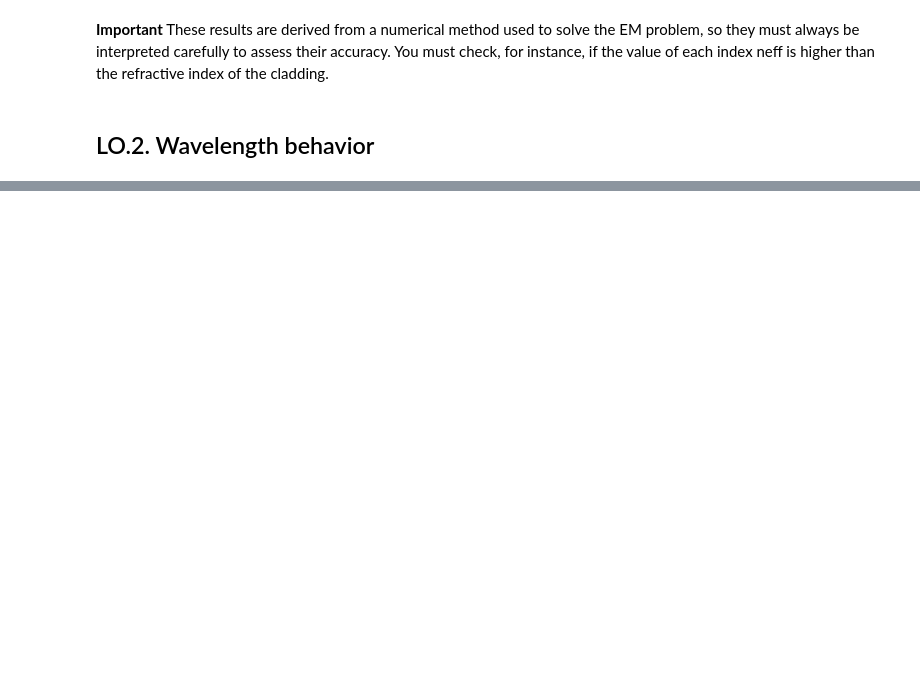
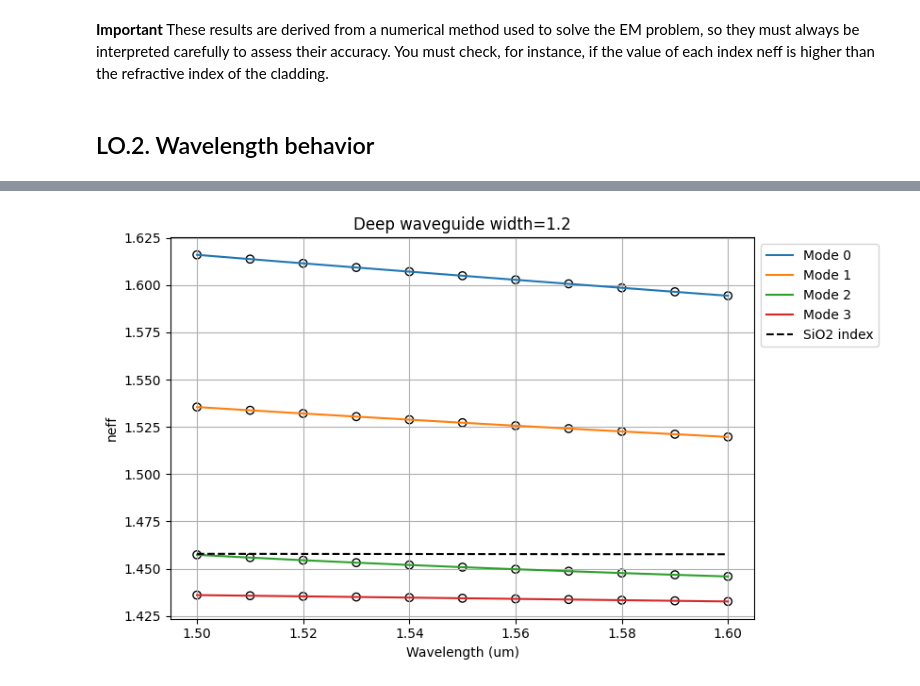
Before and after one commit to mregsev/pic-upv-lab0, a Jupyter notebook: 010_MODESOLVER_Student.ipynb, the cells around one changed output, grey strips where cells are left out. Drawn from its saved outputs; the diff is of its cells as text; code cells hidden in the pictures; blank space fills up the shorter version.

```diff
--- a/010_MODESOLVER_Student.ipynb
+++ b/010_MODESOLVER_Student.ipynb
@@ -145,7 +174,7 @@ These results are derived from a numerical method used to solve the EM problem,
 ## LO.2. Wavelength behavior
 # %%
 # The wavelength could be a vector also
-wavelength = ...  # Student code here. Tip np.linspace()
+wavelength =  np.linspace(1.5,1.6, 11)  # Student code here. Tip np.linspace()
 
 deep_waveguide = gt.modes.Waveguide(
     wavelength=wavelength,
@@ -177,3 +206,4 @@ plt.grid()
 plt.plot(wavelength, box_index,'k--', label='SiO2 index')
 plt.legend(loc='upper left', bbox_to_anchor=(1, 1))
 plt.tight_layout(rect=[0, 0, 0.85, 1])
+# %% [output]
@@ -179,0 +211 @@ plt.tight_layout(rect=[0, 0, 0.85, 1])
+[figure, added]
```
Also changed, not shown: parts of 13 cells of this notebook, 1 other file.
